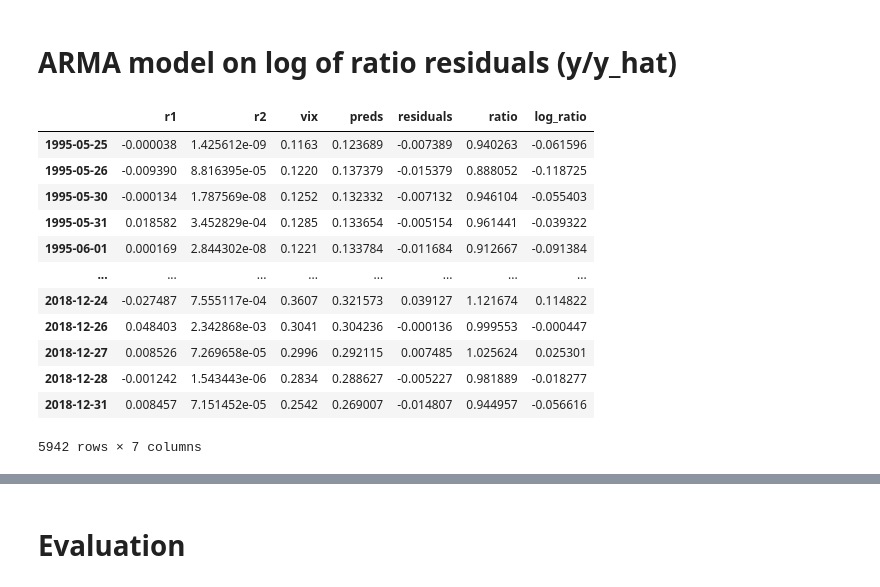
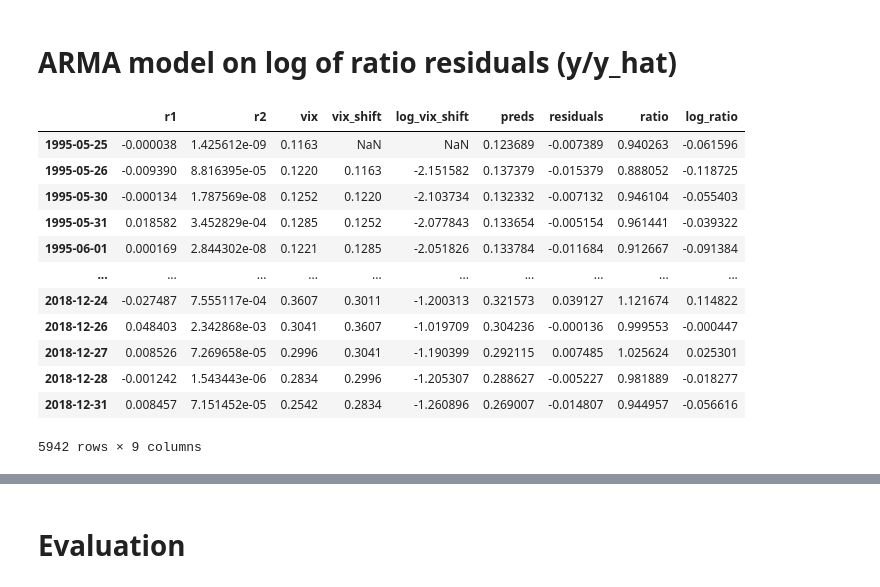
Before and after one commit to luchungi/VolatilityIsMostlyPathDependent, a Jupyter notebook: PDV_plus_MA.ipynb, the cells around one changed output, grey strips where cells are left out. Saved outputs shown, nothing was run; the diff lists cells and outputs as text; code cells hidden in the pictures.

```diff
--- a/PDV_plus_MA.ipynb
+++ b/PDV_plus_MA.ipynb
@@ -96,24 +97,26 @@ Mean: 0.0000, Min: -0.1113, Max: 0.1169, MAE: 0.0205, MSE: 0.0007, R^2: 0.8991
 # %%
 preds = predict(*res.x, data, window)
 df_preds = data[window-1:].copy()
+df_preds['vix_shift'] = df_preds['vix'].shift(1)
+df_preds['log_vix_shift'] = np.log(df_preds['vix_shift'])
 df_preds['preds'] = preds
 df_preds['residuals'] = df_preds['vix'] - df_preds['preds']
 df_preds['ratio'] = df_preds['vix'] / df_preds['preds']
 df_preds['log_ratio'] = np.log(df_preds['ratio'])
 df_preds
 # %% [output]
-|  | r1 | r2 | vix | preds | residuals | ratio | log_ratio |
-| 1995-05-25 | -0.000038 | 1.425612e-09 | 0.1163 | 0.123689 | -0.007389 | 0.940263 | -0.061596 |
-| 1995-05-26 | -0.009390 | 8.816395e-05 | 0.1220 | 0.137379 | -0.015379 | 0.888052 | -0.118725 |
-| 1995-05-30 | -0.000134 | 1.787569e-08 | 0.1252 | 0.132332 | -0.007132 | 0.946104 | -0.055403 |
-| 1995-05-31 | 0.018582 | 3.452829e-04 | 0.1285 | 0.133654 | -0.005154 | 0.961441 | -0.039322 |
-| 1995-06-01 | 0.000169 | 2.844302e-08 | 0.1221 | 0.133784 | -0.011684 | 0.912667 | -0.091384 |
-| ... | ... | ... | ... | ... | ... | ... | ... |
-| 2018-12-24 | -0.027487 | 7.555117e-04 | 0.3607 | 0.321573 | 0.039127 | 1.121674 | 0.114822 |
-| 2018-12-26 | 0.048403 | 2.342868e-03 | 0.3041 | 0.304236 | -0.000136 | 0.999553 | -0.000447 |
-| 2018-12-27 | 0.008526 | 7.269658e-05 | 0.2996 | 0.292115 | 0.007485 | 1.025624 | 0.025301 |
-| 2018-12-28 | -0.001242 | 1.543443e-06 | 0.2834 | 0.288627 | -0.005227 | 0.981889 | -0.018277 |
-| 2018-12-31 | 0.008457 | 7.151452e-05 | 0.2542 | 0.269007 | -0.014807 | 0.944957 | -0.056616 |
+|  | r1 | r2 | vix | vix_shift | log_vix_shift | preds | residuals | ratio | log_ratio |
+| 1995-05-25 | -0.000038 | 1.425612e-09 | 0.1163 | NaN | NaN | 0.123689 | -0.007389 | 0.940263 | -0.061596 |
+| 1995-05-26 | -0.009390 | 8.816395e-05 | 0.1220 | 0.1163 | -2.151582 | 0.137379 | -0.015379 | 0.888052 | -0.118725 |
+| 1995-05-30 | -0.000134 | 1.787569e-08 | 0.1252 | 0.1220 | -2.103734 | 0.132332 | -0.007132 | 0.946104 | -0.055403 |
+| 1995-05-31 | 0.018582 | 3.452829e-04 | 0.1285 | 0.1252 | -2.077843 | 0.133654 | -0.005154 | 0.961441 | -0.039322 |
+| 1995-06-01 | 0.000169 | 2.844302e-08 | 0.1221 | 0.1285 | -2.051826 | 0.133784 | -0.011684 | 0.912667 | -0.091384 |
+| ... | ... | ... | ... | ... | ... | ... | ... | ... | ... |
+| 2018-12-24 | -0.027487 | 7.555117e-04 | 0.3607 | 0.3011 | -1.200313 | 0.321573 | 0.039127 | 1.121674 | 0.114822 |
+| 2018-12-26 | 0.048403 | 2.342868e-03 | 0.3041 | 0.3607 | -1.019709 | 0.304236 | -0.000136 | 0.999553 | -0.000447 |
+| 2018-12-27 | 0.008526 | 7.269658e-05 | 0.2996 | 0.3041 | -1.190399 | 0.292115 | 0.007485 | 1.025624 | 0.025301 |
+| 2018-12-28 | -0.001242 | 1.543443e-06 | 0.2834 | 0.2996 | -1.205307 | 0.288627 | -0.005227 | 0.981889 | -0.018277 |
+| 2018-12-31 | 0.008457 | 7.151452e-05 | 0.2542 | 0.2834 | -1.260896 | 0.269007 | -0.014807 | 0.944957 | -0.056616 |
-5942 rows × 7 columns
+5942 rows × 9 columns
 # %%
 y = df_preds['log_ratio'][:-1] if use_log_ratio else df_preds['ratio'][:-1]
```
Also changed, not shown: parts of 17 cells of this notebook, 4 other files.
